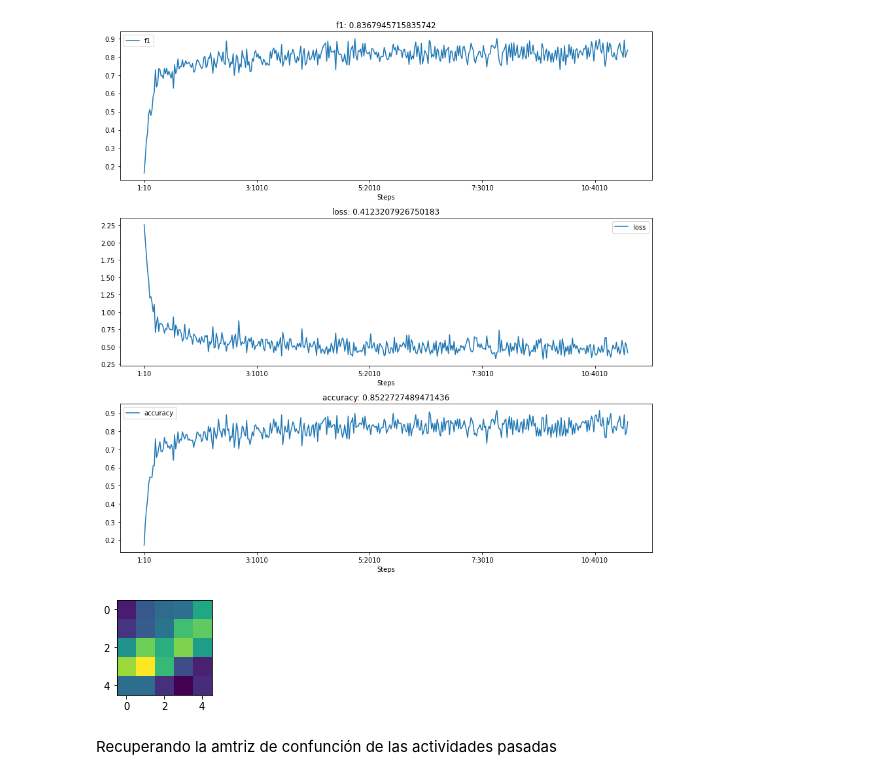
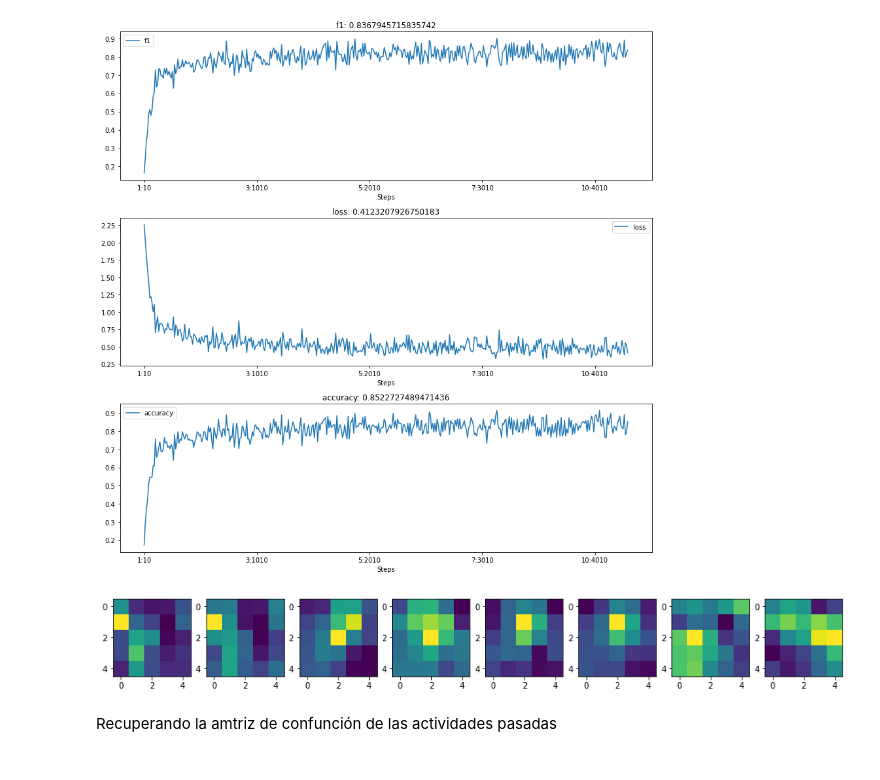
Before and after one commit to juan-p-b/PerezJuanCarlos_RECV_Entrega7, a Jupyter notebook: PerezJuanCarlos_RECV_Entrega7.ipynb, the cells around one changed output. Drawn from its saved outputs; the diff is of its cells as text; code cells hidden in the pictures.

Commit message:
Graphs

```diff
--- a/PerezJuanCarlos_RECV_Entrega7.ipynb
+++ b/PerezJuanCarlos_RECV_Entrega7.ipynb
@@ -200,17 +200,17 @@ for epoch in range(n_epoch):
 # %% [output]
 [figure]
 # %%
-kernels = list(model.children())[0].weight.detach()
+kernels = list(model.children())[4].weight.detach()
 
 fig = plt.figure(figsize=(16,4))
 k = 0
 for i in range(kernels[0].size(0)):
     plt.subplot(2,8,k+1)
-    plt.imshow(kernels[i].squeeze())
+    plt.imshow(kernels[0][i].cpu().squeeze())
     k += 1
 plt.show()
 # %% [output]
-[figure, old version]
+[figure, new version]
 # %% [markdown]
 Recuperando la amtriz de confunción de las actividades pasadas
 # %%
```
Also changed, not shown: parts of 2 cells of this notebook.
